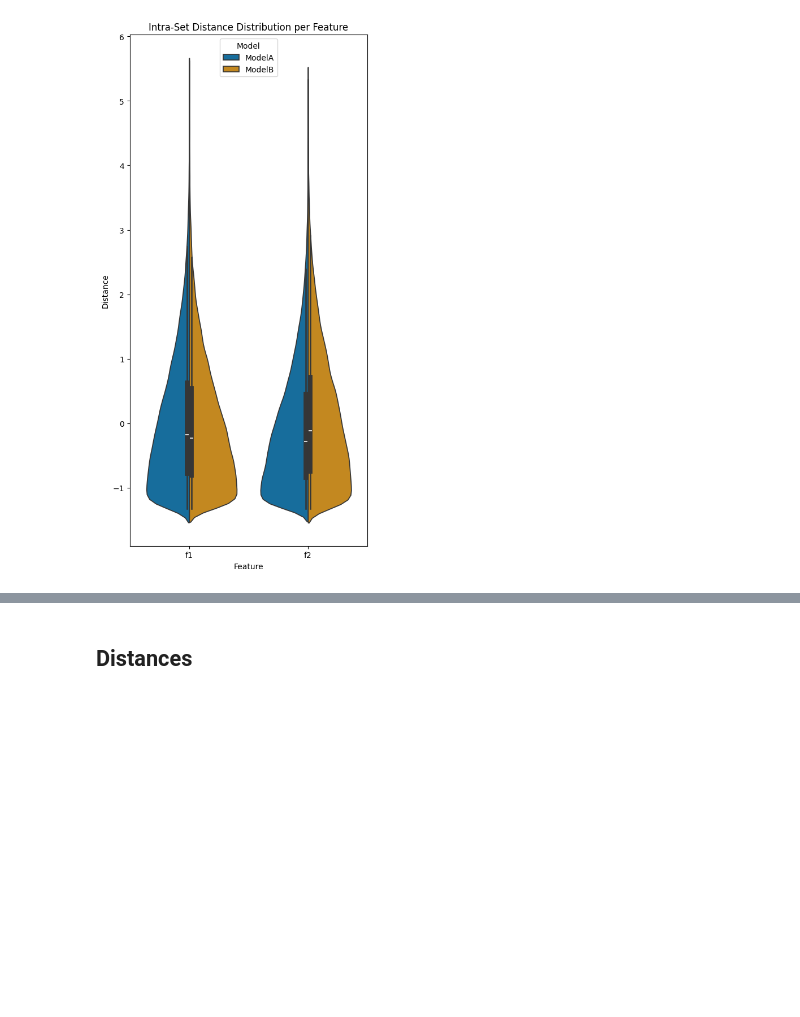
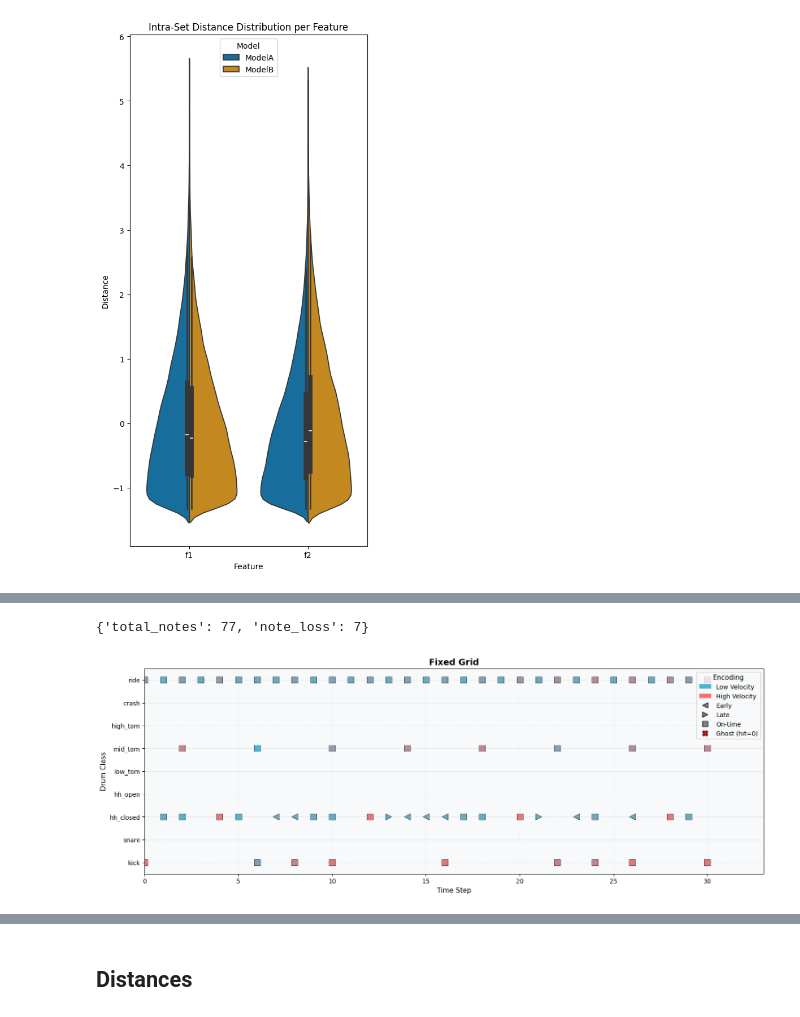
Before and after one commit to puru-samal/grooveiq, a Jupyter notebook: dataset/analysis.ipynb, the cells around one changed output, grey strips where cells are left out. Drawn from its saved outputs; the diff is of its cells as text; code cells hidden in the pictures; blank space fills up the shorter version.

```diff
--- a/dataset/analysis.ipynb
+++ b/dataset/analysis.ipynb
@@ -355,0 +446,11 @@ timing_accuracy               : mean=20.377, std=9.27
+# %%
+rand_idx = random.randint(0, len(GrooveIQStats.all_samples))
+rand_sample = GrooveIQStats.all_samples[rand_idx]
+
+feature = rand_sample.feature
+fixed_grid, stats = feature.to_fixed_grid(steps_per_quarter=4)
+feature.fixed_grid_plot(steps_per_quarter=4)
+print(stats)
+# %% [output]
+{'total_notes': 77, 'note_loss': 7}
+[figure, added]
```
Also changed, not shown: parts of 18 cells of this notebook, 1 other file.
